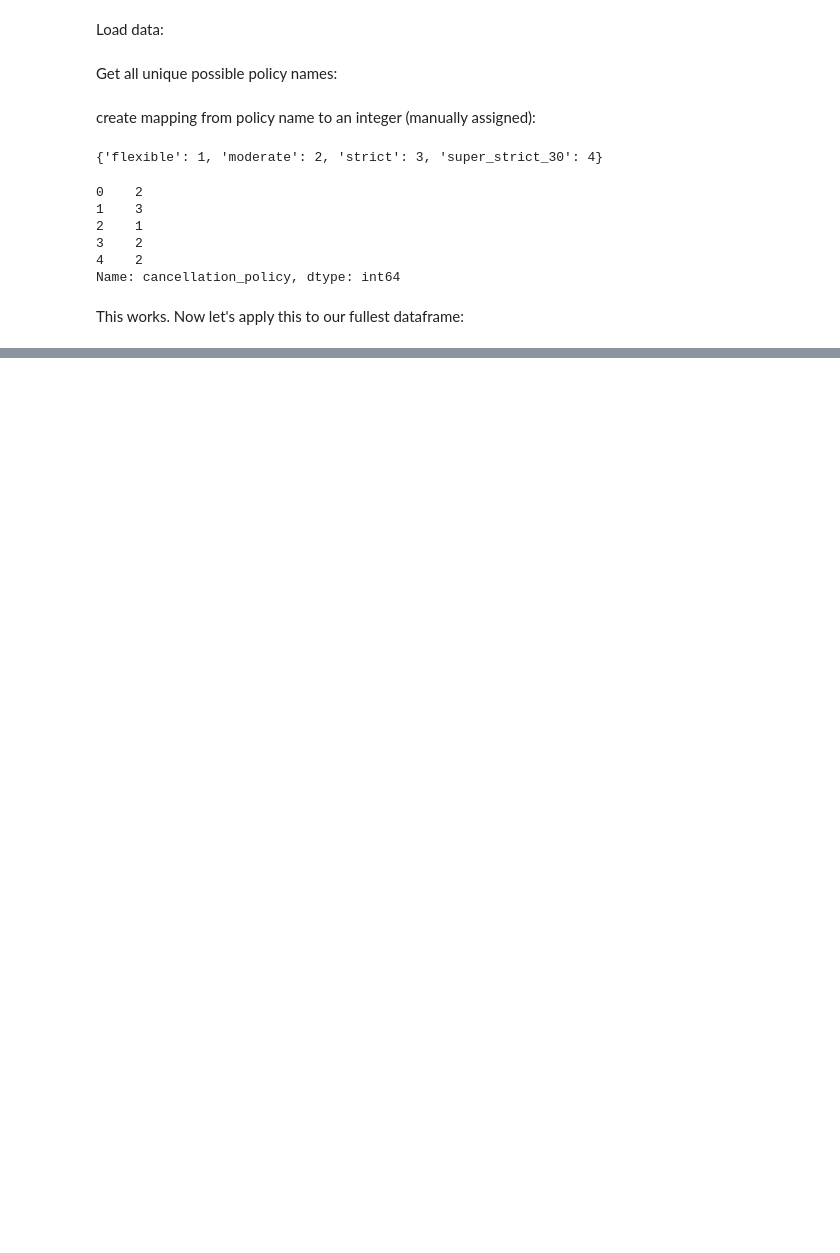
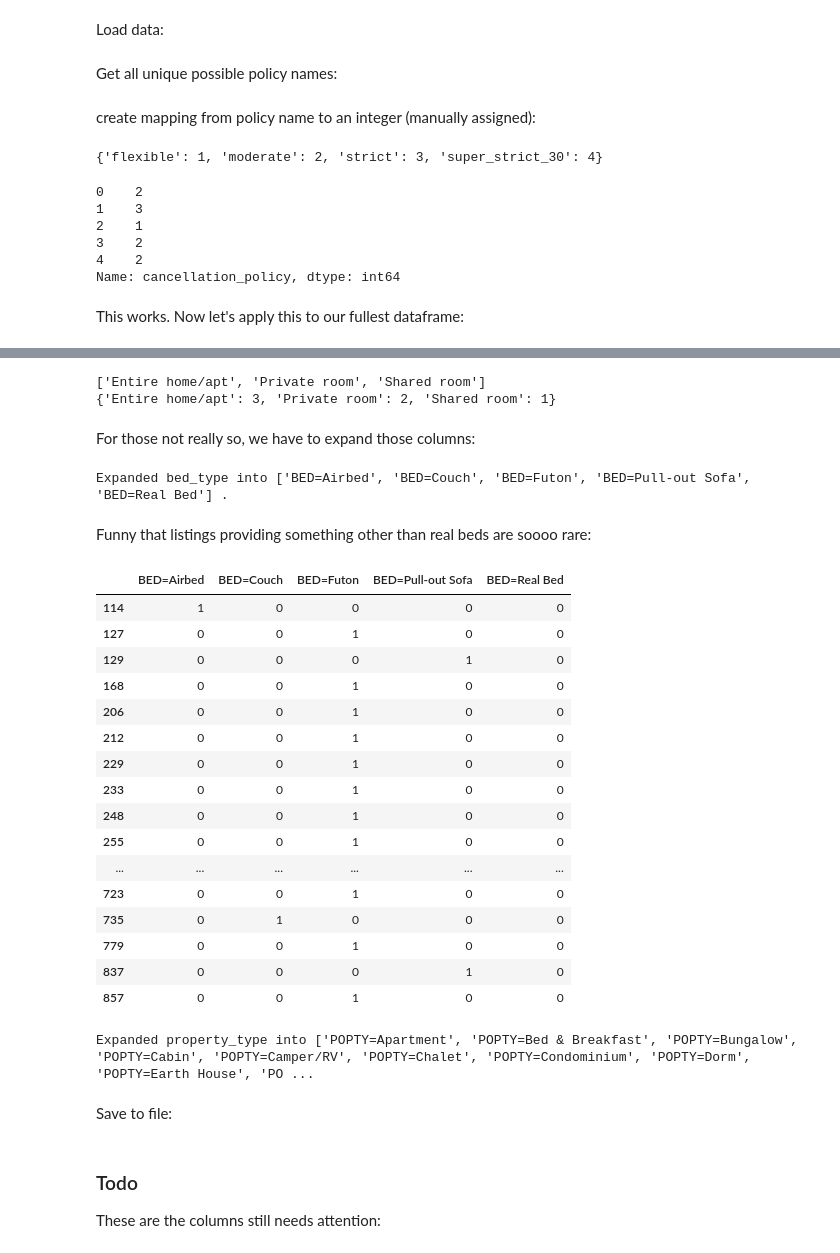
Before and after one commit to shilpiBose29/CIS519-Project, a Jupyter notebook: Mingyang.ipynb, the cells around one changed output, grey strips where cells are left out. Cells and saved outputs as stored; diff of their text form; code cells hidden in the pictures; blank space fills up the shorter version.

```diff
--- a/Mingyang.ipynb
+++ b/Mingyang.ipynb
@@ -237,0 +247,2 @@ listings_AMN_CCL_df.to_csv('datasets/Asheville/Asheville-listings-with-amenities
+# %%
+listings_latest_df = listings_AMN_CCL_df
@@ -237,0 +251,13 @@ listings_AMN_CCL_df.to_csv('datasets/Asheville/Asheville-listings-with-amenities
+# %%
+col_name = 'room_type' # configure this!
+possible_types = listings_latest_df[col_name].unique().tolist()
+print possible_types
+assert possible_types == ['Entire home/apt', 'Private room', 'Shared room'] # modify this!
+converter = dict(zip(possible_types, [3, 2, 1])) # modify this!
+listings_latest_df = listings_latest_df.replace({col_name: converter})
+pp(converter)
+# %% [output]
+['Entire home/apt', 'Private room', 'Shared room']
+{'Entire home/apt': 3, 'Private room': 2, 'Shared room': 1}
+# %% [markdown]
+For those not really so, we have to expand those columns:
@@ -237,0 +266,54 @@ listings_AMN_CCL_df.to_csv('datasets/Asheville/Asheville-listings-with-amenities
+# %%
+col_name           = 'bed_type' # configure this!
+binarizer          = LabelBinarizer()
+try:
+    X              = binarizer.fit_transform(listings_latest_df[col_name])
+except KeyError:
+    print 'Error: Column already expanded. Skipping.'
+else:
+    col_labels         = ['BED='+i for i in binarizer.classes_]
+    X_df               = pd.DataFrame(X, columns=col_labels)
+    listings_latest_df.drop(col_name, axis=1, inplace=True) # drop the old column, by name
+    listings_latest_df = pd.concat([listings_latest_df, X_df], axis=1) # attach the expanded features
+    print 'Expanded', col_name, 'into', col_labels,'.'
+# %% [output]
+Expanded bed_type into ['BED=Airbed', 'BED=Couch', 'BED=Futon', 'BED=Pull-out Sofa', 'BED=Real Bed'] .
+# %% [markdown]
+Funny that listings providing something other than real beds are soooo rare:
+# %%
+X_df[X_df['BED=Real Bed']==0]
+# %% [output]
+|  | BED=Airbed | BED=Couch | BED=Futon | BED=Pull-out Sofa | BED=Real Bed |
+| 114 | 1 | 0 | 0 | 0 | 0 |
+| 127 | 0 | 0 | 1 | 0 | 0 |
+| 129 | 0 | 0 | 0 | 1 | 0 |
+| 168 | 0 | 0 | 1 | 0 | 0 |
+| 206 | 0 | 0 | 1 | 0 | 0 |
+| 212 | 0 | 0 | 1 | 0 | 0 |
+| 229 | 0 | 0 | 1 | 0 | 0 |
+| 233 | 0 | 0 | 1 | 0 | 0 |
+| 248 | 0 | 0 | 1 | 0 | 0 |
+| 255 | 0 | 0 | 1 | 0 | 0 |
+| ... | ... | ... | ... | ... | ... |
+| 723 | 0 | 0 | 1 | 0 | 0 |
+| 735 | 0 | 1 | 0 | 0 | 0 |
+| 779 | 0 | 0 | 1 | 0 | 0 |
+| 837 | 0 | 0 | 0 | 1 | 0 |
+| 857 | 0 | 0 | 1 | 0 | 0 |
+# %%
+col_name           = 'property_type' # configure this!
+binarizer          = LabelBinarizer()
+try:
+    X              = binarizer.fit_transform(listings_latest_df[col_name])
+except KeyError:
+    print 'Error: Column already expanded. Skipping.'
+else:
+    col_labels         = ['POPTY='+i for i in binarizer.classes_]
+    X_df               = pd.DataFrame(X, columns=col_labels)
+    listings_latest_df.drop(col_name, axis=1, inplace=True) # drop the old column, by name
+    listings_latest_df = pd.concat([listings_latest_df, X_df], axis=1) # attach the expanded features
+    print 'Expanded', col_name, 'into', col_labels,'.'
+# %% [output]
+Expanded property_type into ['POPTY=Apartment', 'POPTY=Bed & Breakfast', 'POPTY=Bungalow', 'POPTY=Cabin', 'POPTY=Camper/RV', 'POPTY=Chalet', 'POPTY=Condominium', 'POPTY=Dorm', 'POPTY=Earth House', 'PO ...
+# %% [markdown]
+Save to file:
@@ -237,0 +322,3 @@ listings_AMN_CCL_df.to_csv('datasets/Asheville/Asheville-listings-with-amenities
+# %% [markdown]
+### Todo
+These are the columns still needs attention:
```
Also changed, not shown: parts of 14 cells of this notebook, 2 other files.
